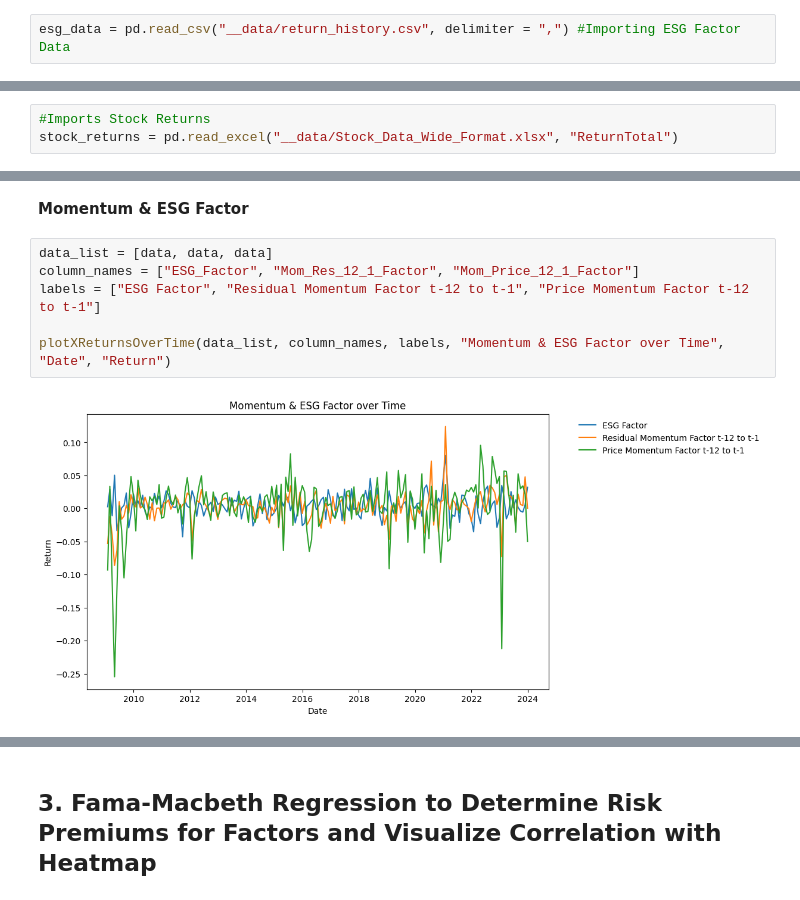
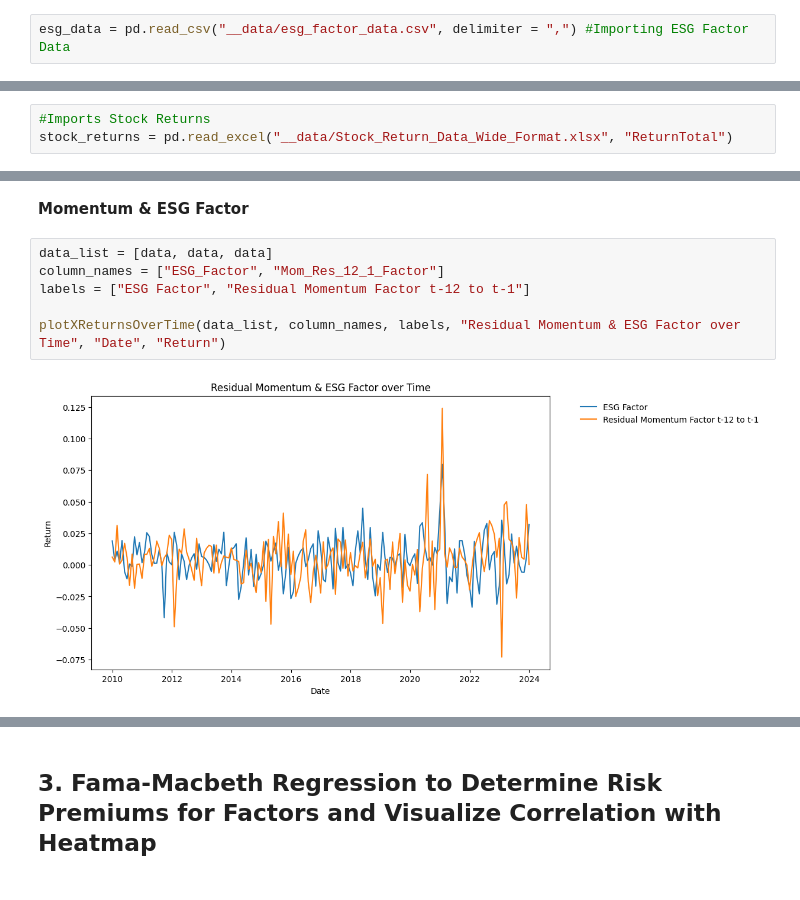
Before and after one commit to lkrsl/multi_factor_modelling_esg_factor_development, a Jupyter notebook: Part2_Factor_Analysis_V3.ipynb, the cells around one changed output, grey strips where cells are left out. Saved outputs shown, nothing was run; the diff lists cells and outputs as text.

```diff
--- a/Part2_Factor_Analysis_V3.ipynb
+++ b/Part2_Factor_Analysis_V3.ipynb
@@ -38,7 +60,7 @@ pd.options.mode.chained_assignment = None
 # %% [markdown]
 ### **1.1 Import ESG Data**
 # %%
-esg_data = pd.read_csv("__data/return_history.csv", delimiter = ",") #Importing ESG Factor Data
+esg_data = pd.read_csv("__data/esg_factor_data.csv", delimiter = ",") #Importing ESG Factor Data
 # %%
 esg_data_subsetted = esg_data.rename(columns={"Average_Return_High": "return_high_esg", "Average_Return_Low": "return_low_esg"})
 esg_data_subsetted = esg_data_subsetted[["Date", "return_high_esg", "return_low_esg", "ESG_Factor"]]
@@ -58,7 +80,7 @@ esg_data.tail()
 ### **1.2 Importing Single Stock Data**
 # %%
 #Imports Stock Returns
-stock_returns = pd.read_excel("__data/Stock_Data_Wide_Format.xlsx", "ReturnTotal")
+stock_returns = pd.read_excel("__data/Stock_Return_Data_Wide_Format.xlsx", "ReturnTotal")
 # %%
 #Divides Stock Return values by 100 to get decimal values
 stock_returns.loc[:, stock_returns.columns != "Date"] = stock_returns.loc[:, stock_returns.columns != "Date"].apply(lambda x: x / 100)
@@ -350,9 +372,9 @@ plotXReturnsOverTime(data_list, column_names, labels, "Price Momentum Factor ove
 **Momentum & ESG Factor**
 # %%
 data_list = [data, data, data]
-column_names = ["ESG_Factor", "Mom_Res_12_1_Factor", "Mom_Price_12_1_Factor"]
-labels = ["ESG Factor", "Residual Momentum Factor t-12 to t-1", "Price Momentum Factor t-12 to t-1"]
+column_names = ["ESG_Factor", "Mom_Res_12_1_Factor"]
+labels = ["ESG Factor", "Residual Momentum Factor t-12 to t-1"]
 
-plotXReturnsOverTime(data_list, column_names, labels, "Momentum & ESG Factor over Time", "Date", "Return")
+plotXReturnsOverTime(data_list, column_names, labels, "Residual Momentum & ESG Factor over Time", "Date", "Return")
 # %% [output]
-[figure, old version]
+[figure, new version]
```
Also changed, not shown: parts of 35 cells of this notebook.
